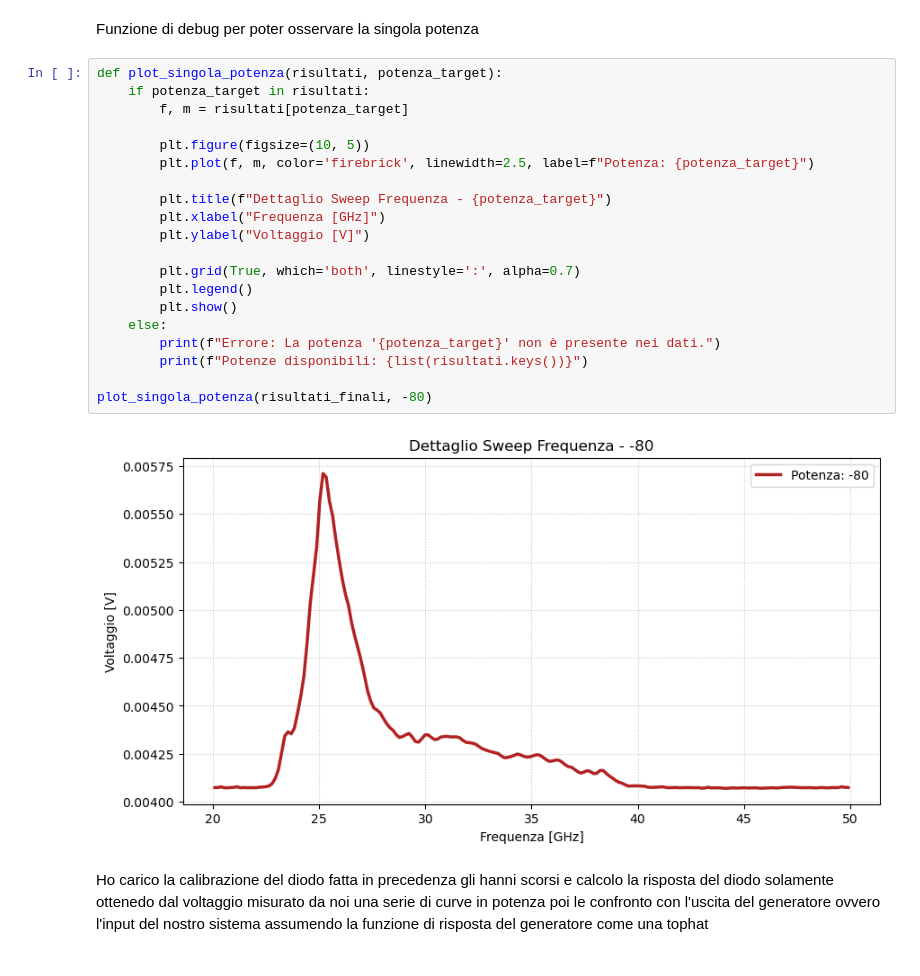
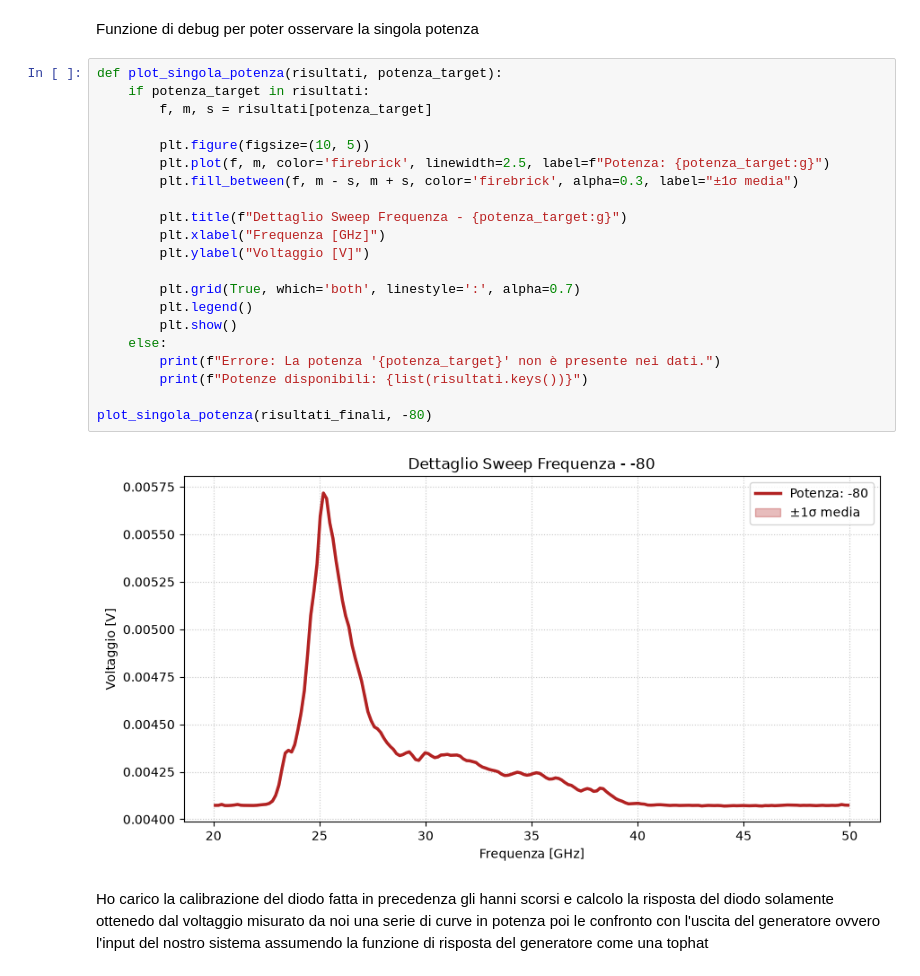
Before and after one commit to Doldz/DRM_RadioLab, a Jupyter notebook: dati_guadagno/guadagno_erzia.ipynb, the cells around one changed output. Drawn from its saved outputs; the diff is of its cells as text.

```diff
--- a/dati_guadagno/guadagno_erzia.ipynb
+++ b/dati_guadagno/guadagno_erzia.ipynb
@@ -227,25 +211,26 @@ Funzione di debug per poter osservare la singola potenza
 # %%
 def plot_singola_potenza(risultati, potenza_target):
     if potenza_target in risultati:
-        f, m = risultati[potenza_target]
+        f, m, s = risultati[potenza_target]
 
         plt.figure(figsize=(10, 5))
-        plt.plot(f, m, color='firebrick', linewidth=2.5, label=f"Potenza: {potenza_target}")
+        plt.plot(f, m, color='firebrick', linewidth=2.5, label=f"Potenza: {potenza_target:g}")
+        plt.fill_between(f, m - s, m + s, color='firebrick', alpha=0.3, label="±1σ media")
 
-        plt.title(f"Dettaglio Sweep Frequenza - {potenza_target}")
+        plt.title(f"Dettaglio Sweep Frequenza - {potenza_target:g}")
         plt.xlabel("Frequenza [GHz]")
         plt.ylabel("Voltaggio [V]")
 
         plt.grid(True, which='both', linestyle=':', alpha=0.7)
         plt.legend()
         plt.show()
     else:
         print(f"Errore: La potenza '{potenza_target}' non è presente nei dati.")
         print(f"Potenze disponibili: {list(risultati.keys())}")
 
 plot_singola_potenza(risultati_finali, -80)
 # %% [output]
-[figure, old version]
+[figure, new version]
 # %% [markdown]
 Ho carico la calibrazione del diodo fatta in precedenza gli hanni scorsi e calcolo la risposta del diodo solamente ottenedo dal voltaggio misurato da noi una serie di curve in potenza poi le confronto con l'uscita del generatore ovvero l'input del nostro sistema assumendo la funzione di risposta del generatore come una tophat
 # %%
```
Also changed, not shown: parts of 17 cells of this notebook, 55 other files.
